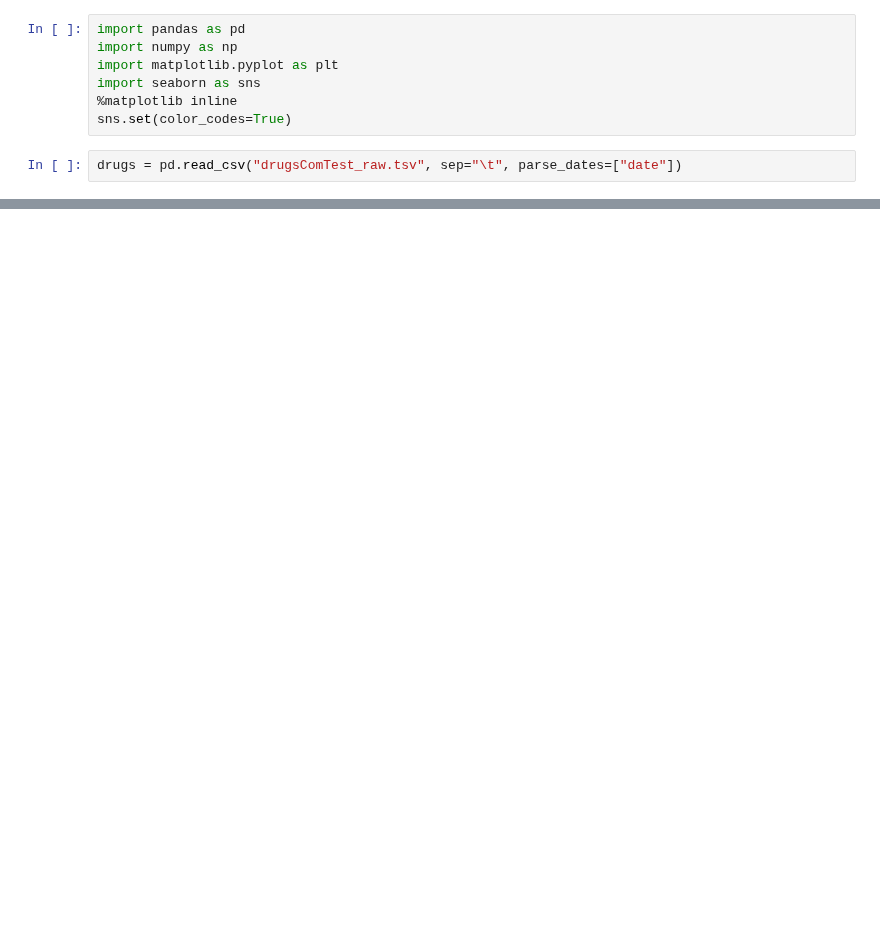
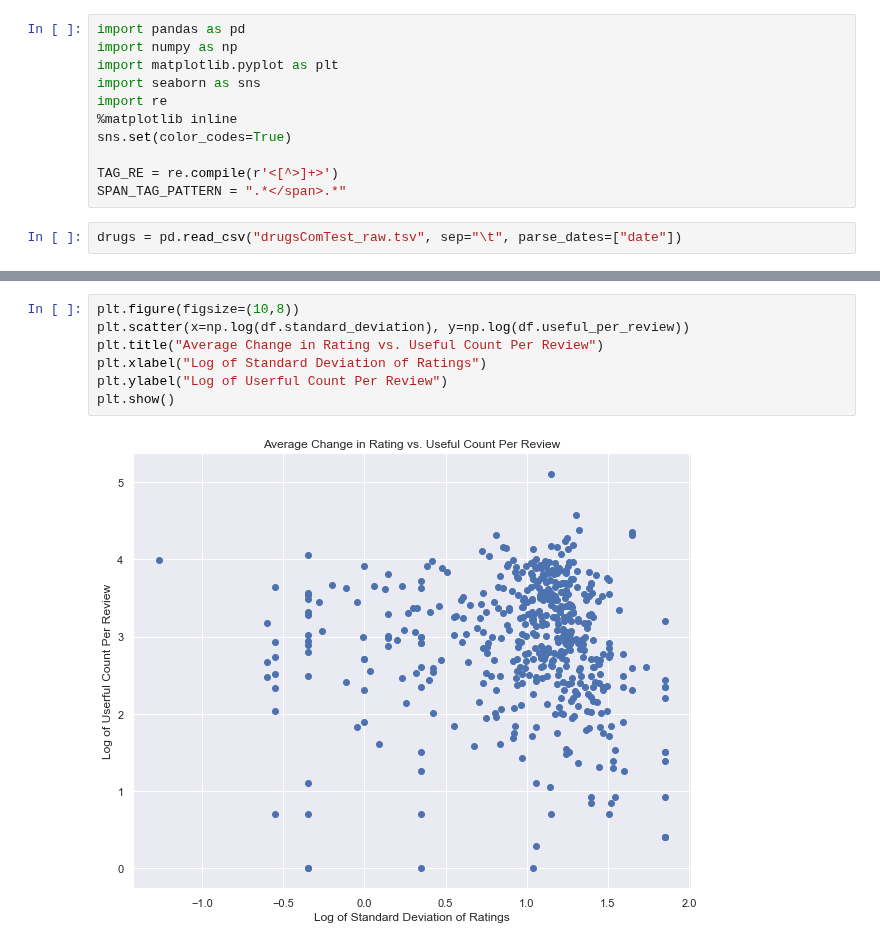
Before and after one commit to mkm29/DataScience, a Jupyter notebook: thinkful/prep/dataviz/Drugs.ipynb, the cells around one changed output, grey strips where cells are left out. Drawn from its saved outputs; the diff is of its cells as text; blank space fills up the shorter version.

```diff
--- a/thinkful/prep/dataviz/Drugs.ipynb
+++ b/thinkful/prep/dataviz/Drugs.ipynb
@@ -3,8 +6,12 @@ import pandas as pd
 import numpy as np
 import matplotlib.pyplot as plt
 import seaborn as sns
+import re
 %matplotlib inline
 sns.set(color_codes=True)
+
+TAG_RE = re.compile(r'<[^>]+>')
+SPAN_TAG_PATTERN = ".*</span>.*"
 # %%
 drugs = pd.read_csv("drugsComTest_raw.tsv", sep="\t", parse_dates=["date"])
 # %%
@@ -26,0 +53,9 @@ df = df[df.usefulCount>=1000].sort_values("rating", ascending=False)
+# %%
+plt.figure(figsize=(10,8))
+plt.scatter(x=np.log(df.standard_deviation), y=np.log(df.useful_per_review))
+plt.title("Average Change in Rating vs. Useful Count Per Review")
+plt.xlabel("Log of Standard Deviation of Ratings")
+plt.ylabel("Log of Userful Count Per Review")
+plt.show()
+# %% [output]
+[figure, added]
```
Also changed, not shown: parts of 28 cells of this notebook.
